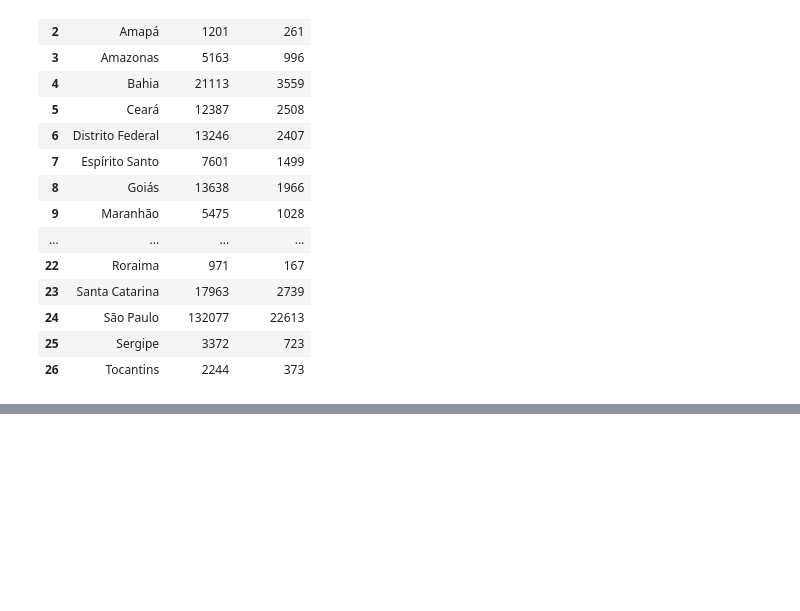
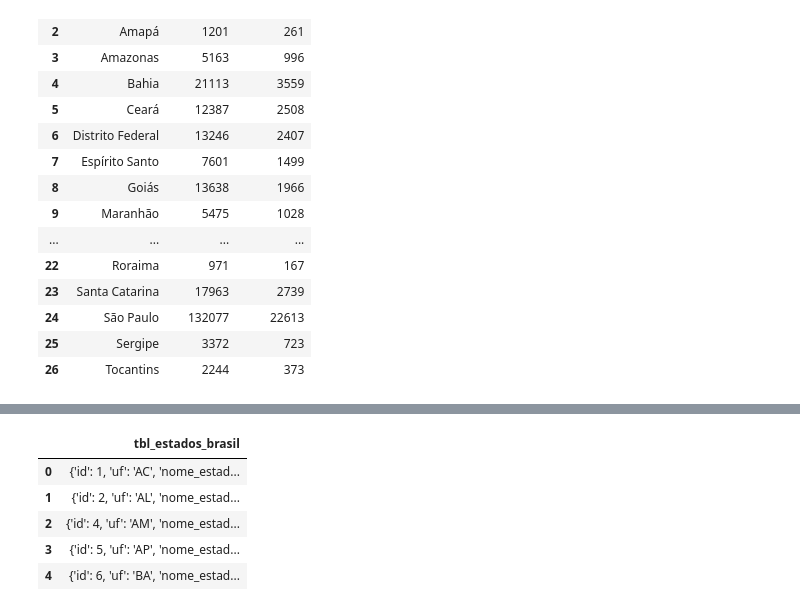
Before and after one commit to gfill99/distribuicao-de-profissoes, a Jupyter notebook: ingestao_de_dados/app/ingestao_de_dados.ipynb, the cells around one changed output, grey strips where cells are left out. Saved outputs shown, nothing was run; the diff lists cells and outputs as text; code cells hidden in the pictures; blank space fills up the shorter version.

```diff
--- a/ingestao_de_dados/app/ingestao_de_dados.ipynb
+++ b/ingestao_de_dados/app/ingestao_de_dados.ipynb
@@ -326,0 +271,10 @@ print(con.execute("SHOW TABLES").fetchall())
+# %%
+etl_estados = con.execute("SELECT * FROM etl_estados").df()
+etl_estados.head()
+# %% [output]
+|  | tbl_estados_brasil |
+| 0 | {'id': 1, 'uf': 'AC', 'nome_estad... |
+| 1 | {'id': 2, 'uf': 'AL', 'nome_estad... |
+| 2 | {'id': 4, 'uf': 'AM', 'nome_estad... |
+| 3 | {'id': 5, 'uf': 'AP', 'nome_estad... |
+| 4 | {'id': 6, 'uf': 'BA', 'nome_estad... |
```
Also changed, not shown: parts of 33 cells of this notebook, 3 other files.
